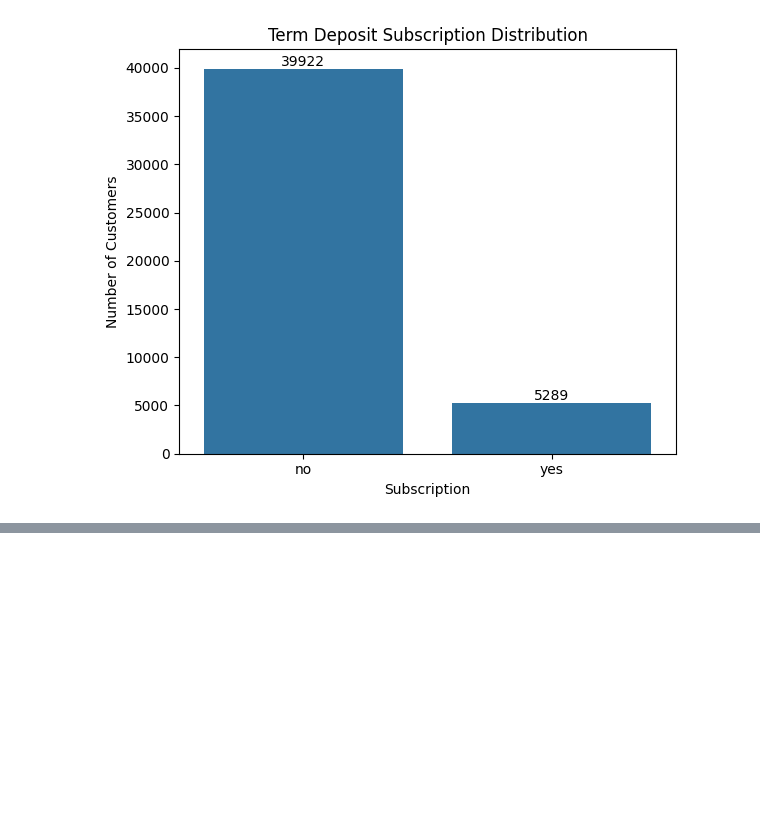
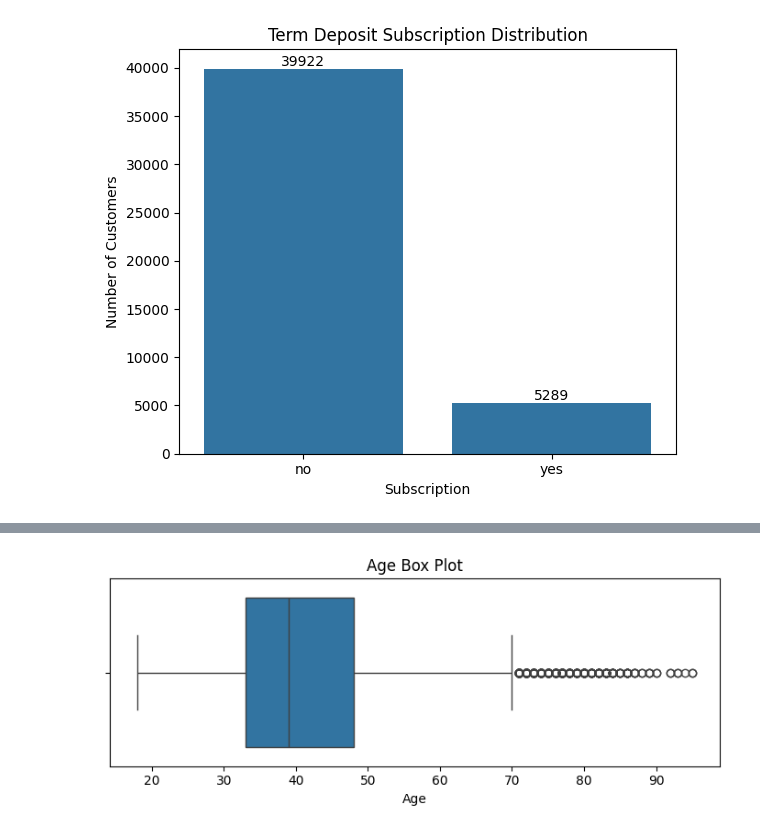
Before and after one commit to huzaifawaheed2/DevelopersHub-Corporation-Advanced-Internship, a Jupyter notebook: Project-01-Term-Deposit-Prediction/notebooks/term_deposit_prediction.ipynb, the cells around one changed output, grey strips where cells are left out. Saved outputs shown, nothing was run; the diff lists cells and outputs as text; code cells hidden in the pictures; blank space fills up the shorter version.

```diff
--- a/Project-01-Term-Deposit-Prediction/notebooks/term_deposit_prediction.ipynb
+++ b/Project-01-Term-Deposit-Prediction/notebooks/term_deposit_prediction.ipynb
@@ -302,0 +395,25 @@ plt.show()
+# %%
+# Plot the age box plot
+
+plt.figure(figsize=(7, 3))
+
+sns.boxplot(
+    data=df,
+    x="age"
+)
+
+plt.title("Age Box Plot")
+plt.xlabel("Age")
+
+# Save figure
+plt.tight_layout()
+
+# plt.savefig(
+#     "../outputs/figures/03_age_boxplot.png",
+#     dpi=300,
+#     bbox_inches="tight"
+# )
+
+plt.show()
+# %% [output]
+[figure, added]
```
Also changed, not shown: parts of 21 cells of this notebook.
